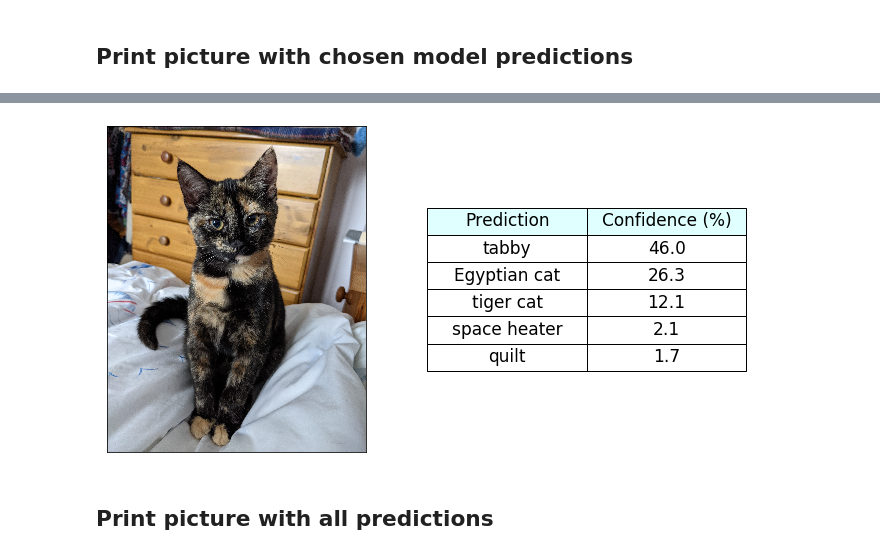
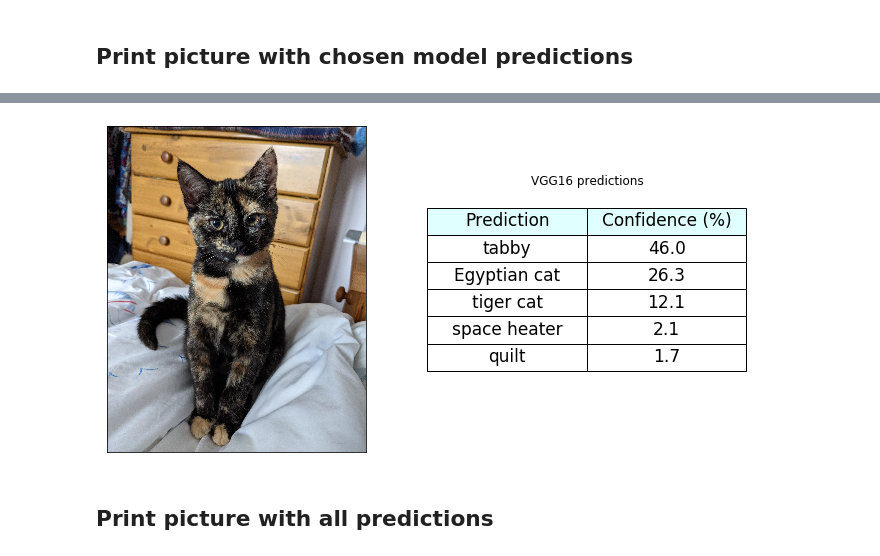
Before and after one commit to CrypticMeg/image_classification, a Jupyter notebook: image_classification.ipynb, the cells around one changed output, grey strips where cells are left out. Drawn from its saved outputs; the diff is of its cells as text; code cells hidden in the pictures.

Commit message:
PLOT: Add title to individual prediction table

```diff
--- a/image_classification.ipynb
+++ b/image_classification.ipynb
@@ -161,30 +153,31 @@ preds_probs
 # %%
 # Load original picture with original dimensions
 display_image = load_img(filepath)
 
 # Arrange subplots
 fig, (ax1, ax2) = plt.subplots(1, 2, figsize=(12,6))
 
 # Show image
 ax1.imshow(display_image)
 ax1.get_xaxis().set_visible(False)
 ax1.get_yaxis().set_visible(False)
 
 # Show table of predictions
 table = ax2.table(cellText=preds_probs.values,
                   colLabels=preds_probs.columns,
                   cellLoc='center',
                   colColours=['lightcyan','lightcyan'],
                   bbox=[0,0.25,1,0.5])
+ax2.set_title('VGG16 predictions', x=.5, y=.8)
 # Modify table
 table.set_fontsize(18)
 table.scale(1,3)
 ax2.axis('off')
 
 plt.subplots_adjust(wspace=0.1)
 plt.savefig(foldername + filename + '_predictions.jpg')
 # %% [output]
-[figure, old version]
+[figure, new version]
 # %% [markdown]
 ## Print picture with all predictions
 # %%
```
Also changed, not shown: parts of 2 cells of this notebook.
